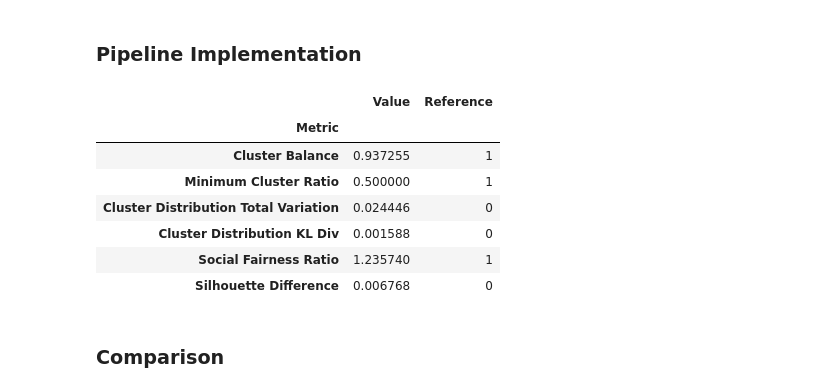
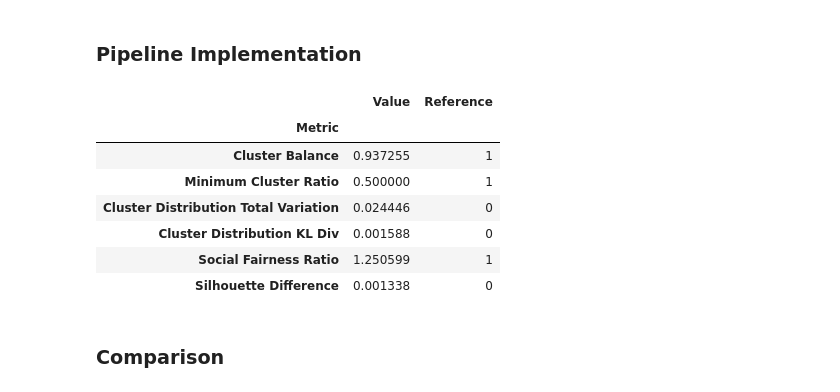
Before and after one commit to holistic-ai/holisticai, a Jupyter notebook: tutorials/bias/mitigating_bias/clustering/demos/inprocessing.ipynb, the cells around one changed output. Cells and saved outputs as stored; diff of their text form; code cells hidden in the pictures.

```diff
--- a/tutorials/bias/mitigating_bias/clustering/demos/inprocessing.ipynb
+++ b/tutorials/bias/mitigating_bias/clustering/demos/inprocessing.ipynb
@@ -19,7 +19,7 @@ warnings.filterwarnings("ignore")
 # %% [markdown]
 ## Data Loading
 # %%
-dataset = load_dataset('clinical_records')
+dataset = load_dataset('clinical_records', protected_attribute='sex', preprocessed=True)
 train_test = dataset.train_test_split(test_size=0.2, random_state=42)
 
 train = train_test['train']
@@ -222,28 +219,28 @@ metrics = clustering_bias_metrics(train['group_a'], train['group_b'], y_pred, da
 # %% [markdown]
 ### Pipeline Implementation
 # %%
-mitigator = FairletClustering(decomposition='Scalable', clustering_model='KMedoids', p=10, q=20, n_clusters=2, seed=42)
+mitigator = FairletClustering(decomposition='Vanilla', clustering_model='KMedoids', p=10, q=20, n_clusters=2, seed=42)
 
 # set the pipeline
 pipeline = Pipeline(steps=[('bm_inprocessing', mitigator)])
 pipeline.fit(train['X'], bm__group_a = train['group_a'], bm__group_b = train['group_b'])
 
 # make predictions and get centroids
 y_pred = pipeline.predict(train['X'], bm__group_a = train['group_a'], bm__group_b = train['group_b'])
 centroids = pipeline['bm_inprocessing'].cluster_centers_
 
 # compute clustering bias metrics
 metrics_pipeline = clustering_bias_metrics(train['group_a'], train['group_b'], y_pred, data = train['X'], centroids = centroids, metric_type = 'equal_outcome')
 metrics_pipeline
 # %% [output]
 |  | Value | Reference |
 | Metric |  |  |
 | Cluster Balance | 0.937255 | 1 |
 | Minimum Cluster Ratio | 0.500000 | 1 |
 | Cluster Distribution Total Variation | 0.024446 | 0 |
 | Cluster Distribution KL Div | 0.001588 | 0 |
-| Social Fairness Ratio | 1.235740 | 1 |
-| Silhouette Difference | 0.006768 | 0 |
+| Social Fairness Ratio | 1.250599 | 1 |
+| Silhouette Difference | 0.001338 | 0 |
 # %% [markdown]
 ### Comparison
 # %%
```
Also changed, not shown: parts of 3 cells of this notebook, 16 other files.
